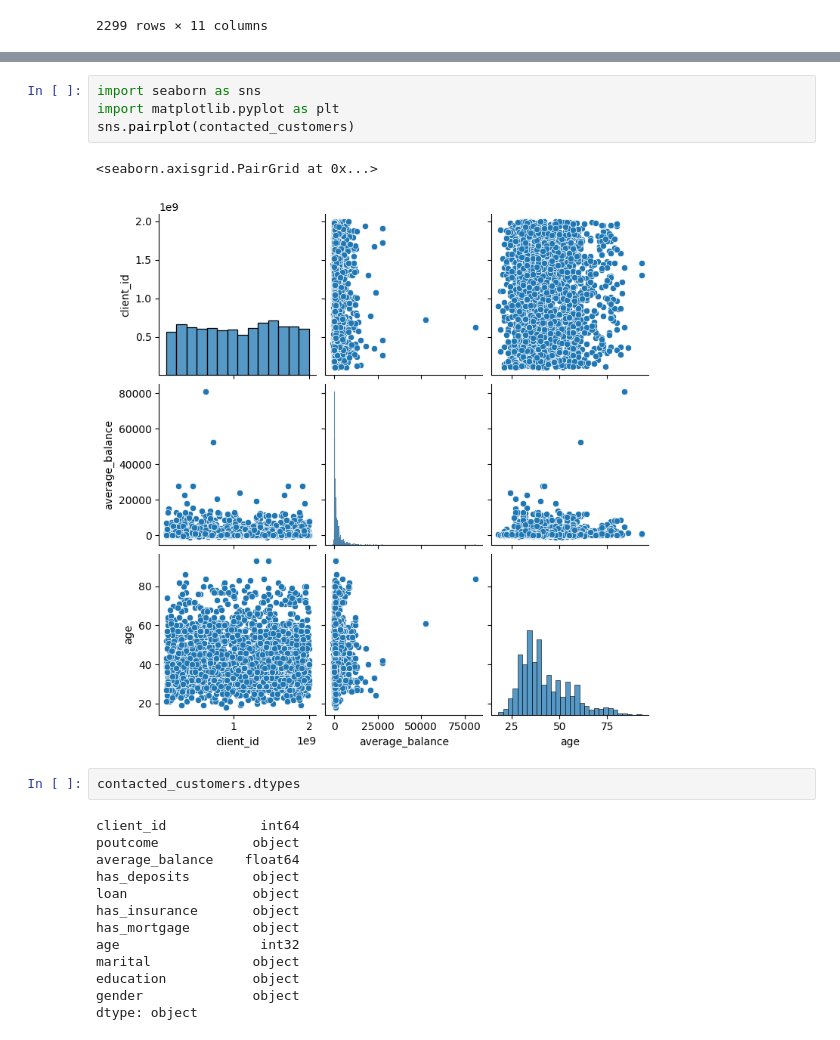
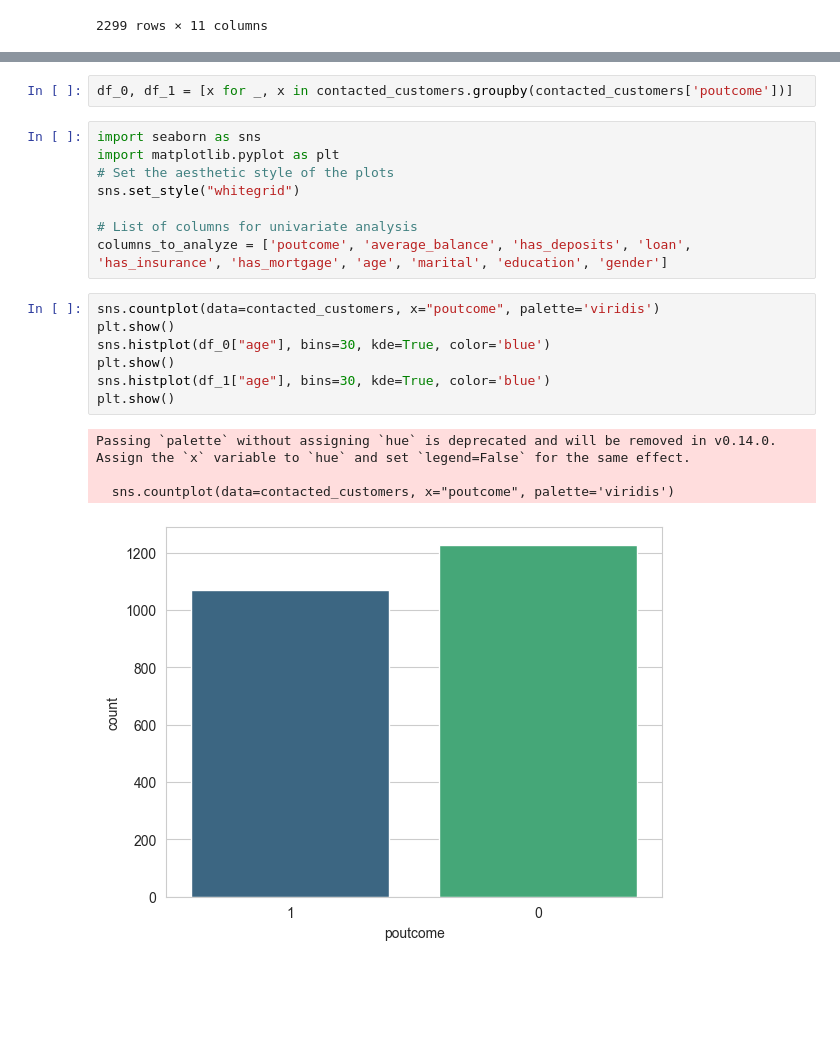
Before and after one commit to braverun/cb_case_study, a Jupyter notebook: 21.11.23_Morning.ipynb, the cells around one changed output, grey strips where cells are left out. Drawn from its saved outputs; the diff is of its cells as text; blank space fills up the shorter version.

Commit message:
visualization done

```diff
--- a/21.11.23_Morning.ipynb
+++ b/21.11.23_Morning.ipynb
@@ -379,22 +371,22 @@ array([38, 34, 62, 36, 56, 39, 44, 30, 74, 27, 59, 35, 37, 46, 51, 26, 47,
-# %%
-import seaborn as sns
-import matplotlib.pyplot as plt
-sns.pairplot(contacted_customers)
-# %% [output]
-<seaborn.axisgrid.PairGrid at 0x...>
-[figure, removed]
-# %%
-contacted_customers.dtypes
-# %% [output]
-client_id            int64
-poutcome            object
-average_balance    float64
-has_deposits        object
-loan                object
-has_insurance       object
-has_mortgage        object
-age                  int32
-marital             object
-education           object
-gender              object
-dtype: object
+# %%
+df_0, df_1 = [x for _, x in contacted_customers.groupby(contacted_customers['poutcome'])]
+# %%
+import seaborn as sns
+import matplotlib.pyplot as plt
+# Set the aesthetic style of the plots
+sns.set_style("whitegrid")
+
+# List of columns for univariate analysis
+columns_to_analyze = ['poutcome', 'average_balance', 'has_deposits', 'loan', 'has_insurance', 'has_mortgage', 'age', 'marital', 'education', 'gender']
+# %%
+sns.countplot(data=contacted_customers, x="poutcome", palette='viridis')
+plt.show()
+sns.histplot(df_0["age"], bins=30, kde=True, color='blue')
+plt.show()
+sns.histplot(df_1["age"], bins=30, kde=True, color='blue')
+plt.show()
+# %% [output]
+Passing `palette` without assigning `hue` is deprecated and will be removed in v0.14.0. Assign the `x` variable to `hue` and set `legend=False` for the same effect.
+
+  sns.countplot(data=contacted_customers, x="poutcome", palette='viridis')
+[figure, added]
```
Also changed, not shown: parts of 3 cells of this notebook.
